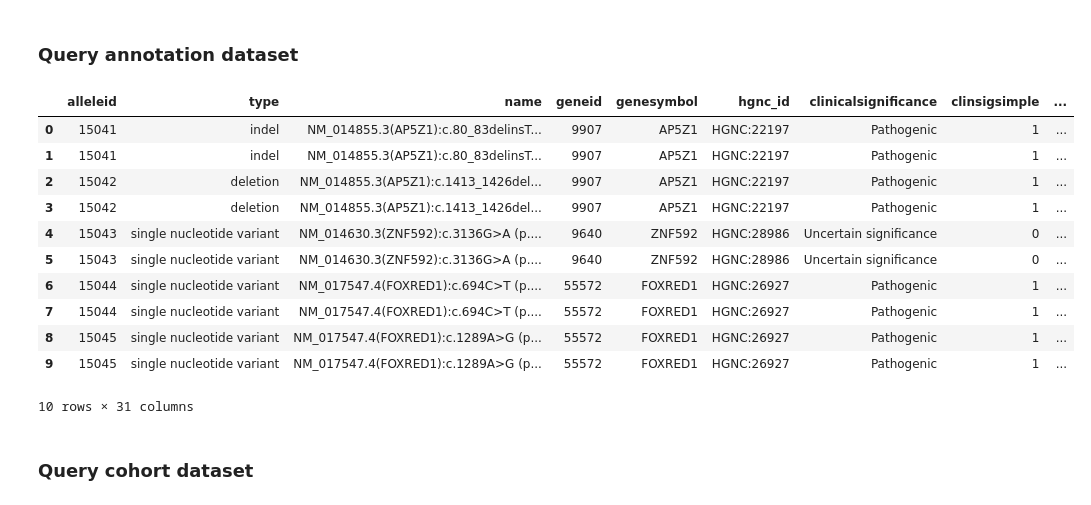
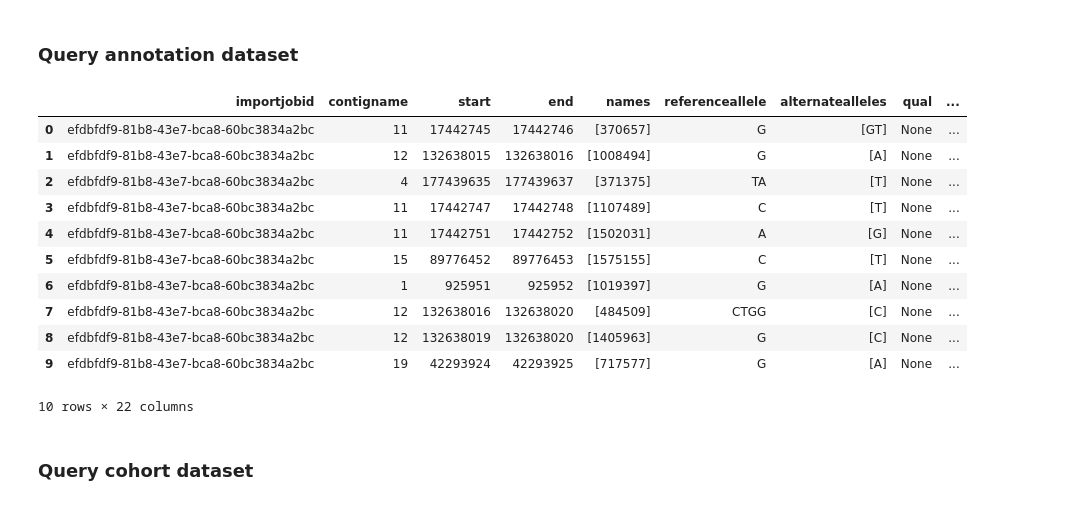
Before and after one commit to awslabs/guidance-for-multi-omics-and-multi-modal-data-integration-and-analysis-on-aws, a Jupyter notebook: source/GenomicsAnalysisCode/resources/notebooks/runbook.ipynb, the cells around one changed output. Drawn from its saved outputs; the diff is of its cells as text; code cells hidden in the pictures.

```diff
--- a/source/GenomicsAnalysisCode/resources/notebooks/runbook.ipynb
+++ b/source/GenomicsAnalysisCode/resources/notebooks/runbook.ipynb
@@ -133,24 +133,24 @@ df
 # %% [markdown]
 ### Query annotation dataset
 # %%
-conn = connect(s3_staging_dir='s3://%s/results/annotation/clinvar' % data_lake_bucket,region_name=region)
+conn = connect(s3_staging_dir='s3://%s/results/annotation/clinvar' % data_lake_bucket, region_name=region, schema_name=database_name)
 cursor = conn.cursor(work_group=work_group_name)
-cursor.execute('SELECT * FROM "%s"."clinvar" limit 10' % database_name)
+cursor.execute(f'SELECT * FROM {annotation_table_name} limit 10')
 df = as_pandas(cursor)
 df
 # %% [output]
-|  | alleleid | type | name | geneid | genesymbol | hgnc_id | clinicalsignificance | clinsigsimple | ... |
-| 0 | 15041 | indel | NM_014855.3(AP5Z1):c.80_83delinsT... | 9907 | AP5Z1 | HGNC:22197 | Pathogenic | 1 | ... |
-| 1 | 15041 | indel | NM_014855.3(AP5Z1):c.80_83delinsT... | 9907 | AP5Z1 | HGNC:22197 | Pathogenic | 1 | ... |
-| 2 | 15042 | deletion | NM_014855.3(AP5Z1):c.1413_1426del... | 9907 | AP5Z1 | HGNC:22197 | Pathogenic | 1 | ... |
-| 3 | 15042 | deletion | NM_014855.3(AP5Z1):c.1413_1426del... | 9907 | AP5Z1 | HGNC:22197 | Pathogenic | 1 | ... |
-| 4 | 15043 | single nucleotide variant | NM_014630.3(ZNF592):c.3136G>A (p.... | 9640 | ZNF592 | HGNC:28986 | Uncertain significance | 0 | ... |
-| 5 | 15043 | single nucleotide variant | NM_014630.3(ZNF592):c.3136G>A (p.... | 9640 | ZNF592 | HGNC:28986 | Uncertain significance | 0 | ... |
-| 6 | 15044 | single nucleotide variant | NM_017547.4(FOXRED1):c.694C>T (p.... | 55572 | FOXRED1 | HGNC:26927 | Pathogenic | 1 | ... |
-| 7 | 15044 | single nucleotide variant | NM_017547.4(FOXRED1):c.694C>T (p.... | 55572 | FOXRED1 | HGNC:26927 | Pathogenic | 1 | ... |
-| 8 | 15045 | single nucleotide variant | NM_017547.4(FOXRED1):c.1289A>G (p... | 55572 | FOXRED1 | HGNC:26927 | Pathogenic | 1 | ... |
-| 9 | 15045 | single nucleotide variant | NM_017547.4(FOXRED1):c.1289A>G (p... | 55572 | FOXRED1 | HGNC:26927 | Pathogenic | 1 | ... |
+|  | importjobid | contigname | start | end | names | referenceallele | alternatealleles | qual | ... |
+| 0 | efdbfdf9-81b8-43e7-bca8-60bc3834a2bc | 11 | 17442745 | 17442746 | [370657] | G | [GT] | None | ... |
+| 1 | efdbfdf9-81b8-43e7-bca8-60bc3834a2bc | 12 | 132638015 | 132638016 | [1008494] | G | [A] | None | ... |
+| 2 | efdbfdf9-81b8-43e7-bca8-60bc3834a2bc | 4 | 177439635 | 177439637 | [371375] | TA | [T] | None | ... |
+| 3 | efdbfdf9-81b8-43e7-bca8-60bc3834a2bc | 11 | 17442747 | 17442748 | [1107489] | C | [T] | None | ... |
+| 4 | efdbfdf9-81b8-43e7-bca8-60bc3834a2bc | 11 | 17442751 | 17442752 | [1502031] | A | [G] | None | ... |
+| 5 | efdbfdf9-81b8-43e7-bca8-60bc3834a2bc | 15 | 89776452 | 89776453 | [1575155] | C | [T] | None | ... |
+| 6 | efdbfdf9-81b8-43e7-bca8-60bc3834a2bc | 1 | 925951 | 925952 | [1019397] | G | [A] | None | ... |
+| 7 | efdbfdf9-81b8-43e7-bca8-60bc3834a2bc | 12 | 132638016 | 132638020 | [484509] | CTGG | [C] | None | ... |
+| 8 | efdbfdf9-81b8-43e7-bca8-60bc3834a2bc | 12 | 132638019 | 132638020 | [1405963] | G | [C] | None | ... |
+| 9 | efdbfdf9-81b8-43e7-bca8-60bc3834a2bc | 19 | 42293924 | 42293925 | [717577] | G | [A] | None | ... |
-10 rows × 31 columns
+10 rows × 22 columns
 # %% [markdown]
 ### Query cohort dataset
 # %%
```
Also changed, not shown: parts of 6 cells of this notebook, 23 other files.
